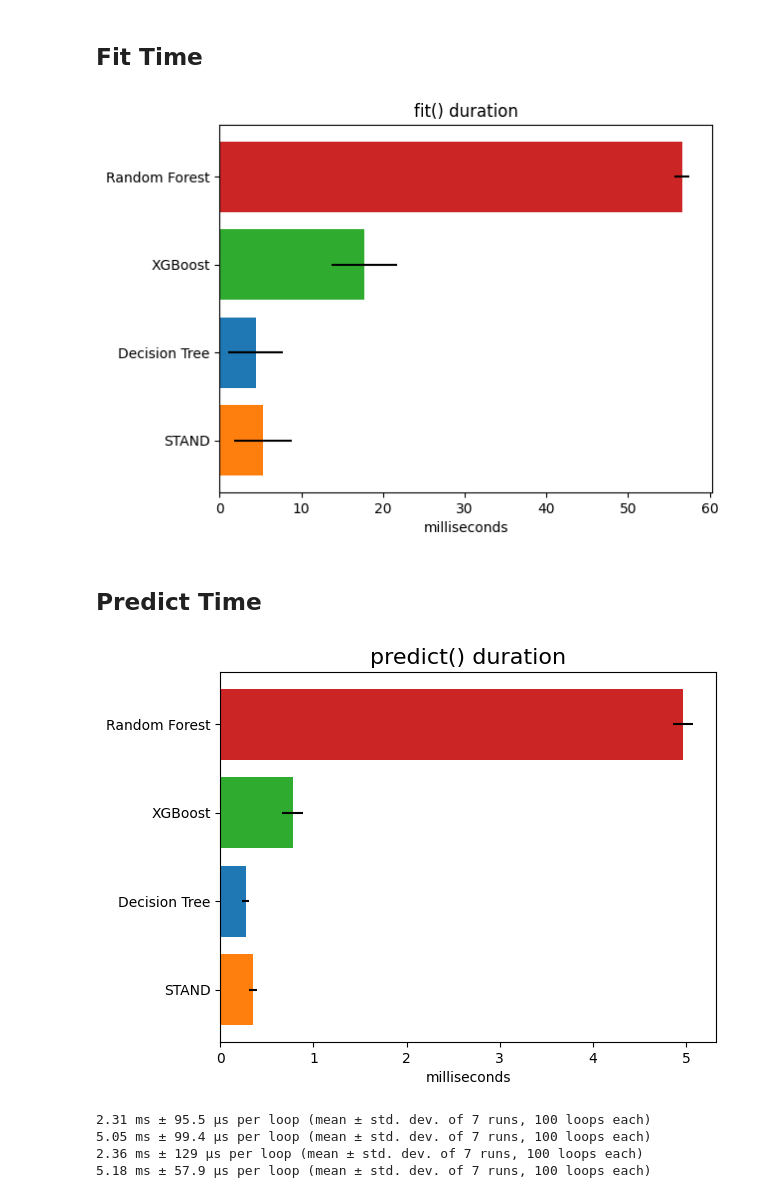
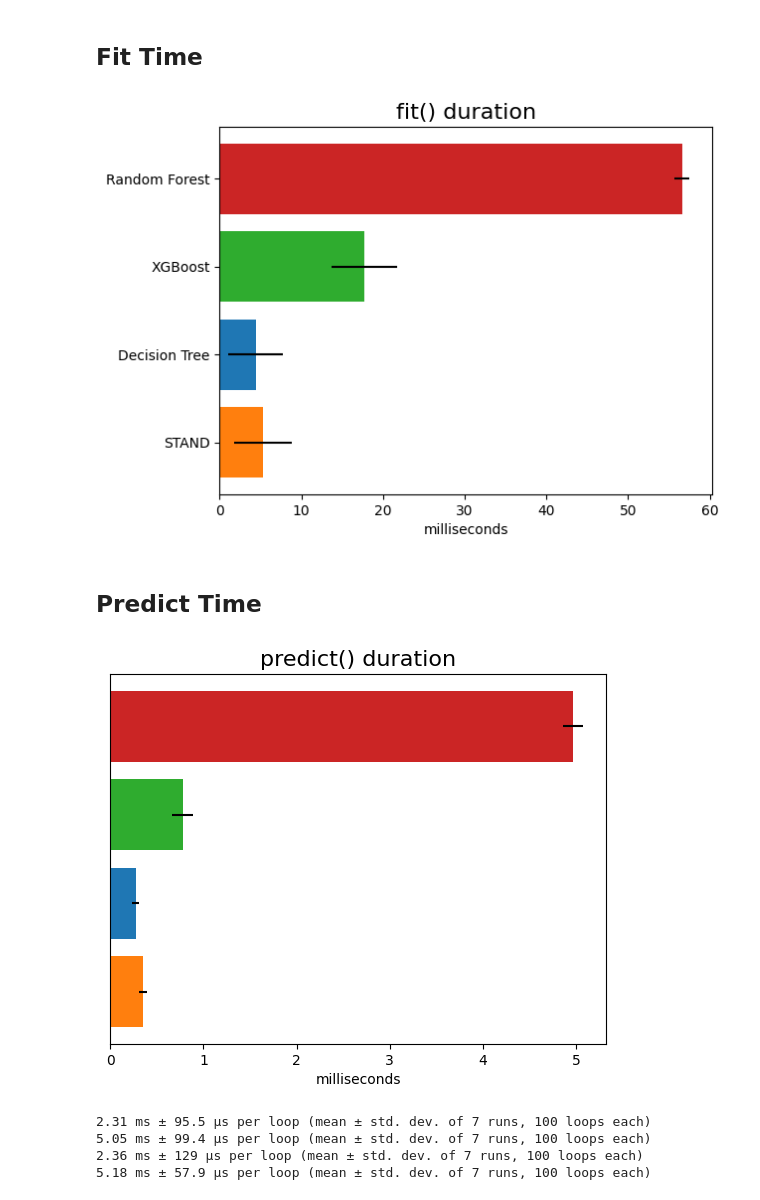
Before and after one commit to DannyWeitekamp/stand_eval, a Jupyter notebook: Plots.ipynb, the cells around one changed output. Cells and saved outputs as stored; diff of their text form; code cells hidden in the pictures.

```diff
--- a/Plots.ipynb
+++ b/Plots.ipynb
@@ -310,28 +310,28 @@ plot_diff(frac_conditions, frac_conditions_active, "completeness", 0, "Normalize
 # %%
 fit_times = {
     "stand" :         {"avg" : 5.3,   "std" : 3.539},
     "decision_tree" : {"avg" : 4.424, "std" : 3.327},
     "xg_boost" :      {"avg" : 17.735, "std" : 3.974},
     "random_forest" : {"avg" : 56.588, "std" : 0.876},
 
 }
 
 fig, ax = plt.subplots()
 
 y_pos = np.arange(len(fit_times))
 avgs = [v['avg'] for v in fit_times.values()]
 stds = [v['std'] for v in fit_times.values()]
 
 ax.barh(y_pos, avgs, xerr=stds, align='center', color=[cond_colors[k] for k in predict_times])
 ax.set_yticks(y_pos, labels=[cond_labels[k] for k in fit_times])
 #ax.invert_yaxis()  # labels read top-to-bottom
 ax.set_xlabel('milliseconds')
-ax.set_title('fit() duration')
+ax.set_title('fit() duration', fontsize=16)
 plt.savefig(f"plots/fit_times.png", bbox_inches='tight')
 plt.savefig(f"plots/fit_times.eps", bbox_inches='tight', format='eps')
 plt.show()
 # %% [output]
-[figure, old version]
+[figure, new version]
 # %% [markdown]
 ## Predict Time
 # %%
@@ -351,16 +351,19 @@ stds = [v['std'] for v in predict_times.values()]
 
 ax.barh(y_pos, avgs, xerr=stds, align='center', color=[cond_colors[k] for k in predict_times])
 ax.set_yticks(y_pos, labels=[cond_labels[k] for k in predict_times])
-ax.yaxis.set_visible(False)
+
 #ax.invert_yaxis()  # labels read top-to-bottom
 ax.set_xlabel('milliseconds')
 ax.set_title('predict() duration',fontsize=16)
 
 plt.savefig(f"plots/predict_times.png", bbox_inches='tight')
 plt.savefig(f"plots/predict_times.eps", bbox_inches='tight', format='eps')
+ax.yaxis.set_visible(False)
+plt.savefig(f"plots/predict_times_no_label.png", bbox_inches='tight')
+plt.savefig(f"plots/predict_times_no_label.eps", bbox_inches='tight', format='eps')
 plt.show()
 # %% [output]
-[figure, old version]
+[figure, new version]
 # %%
 def py_setitem(size):
     l = [0]*size
```
Also changed, not shown: 4 other files.
